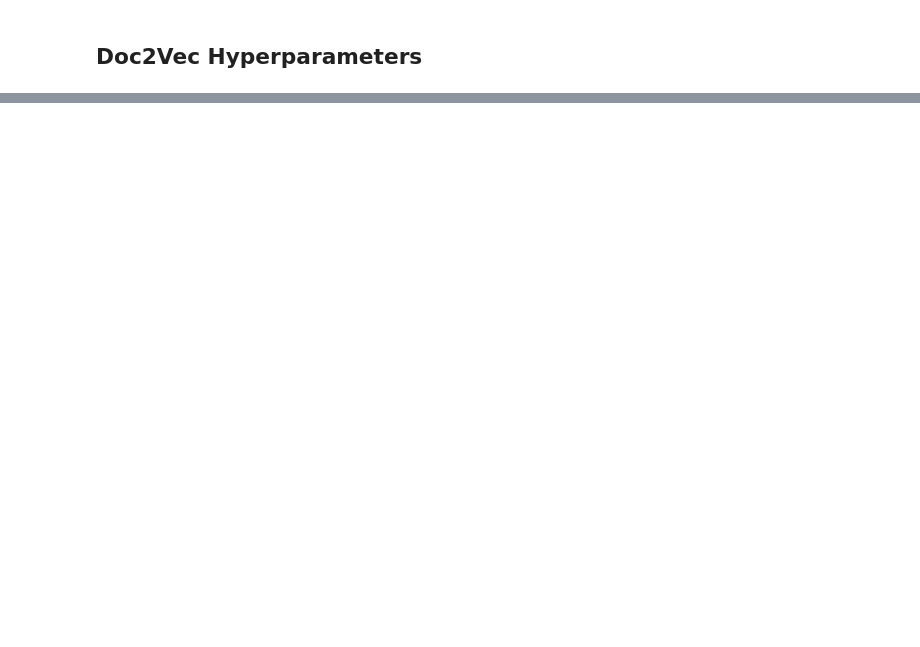
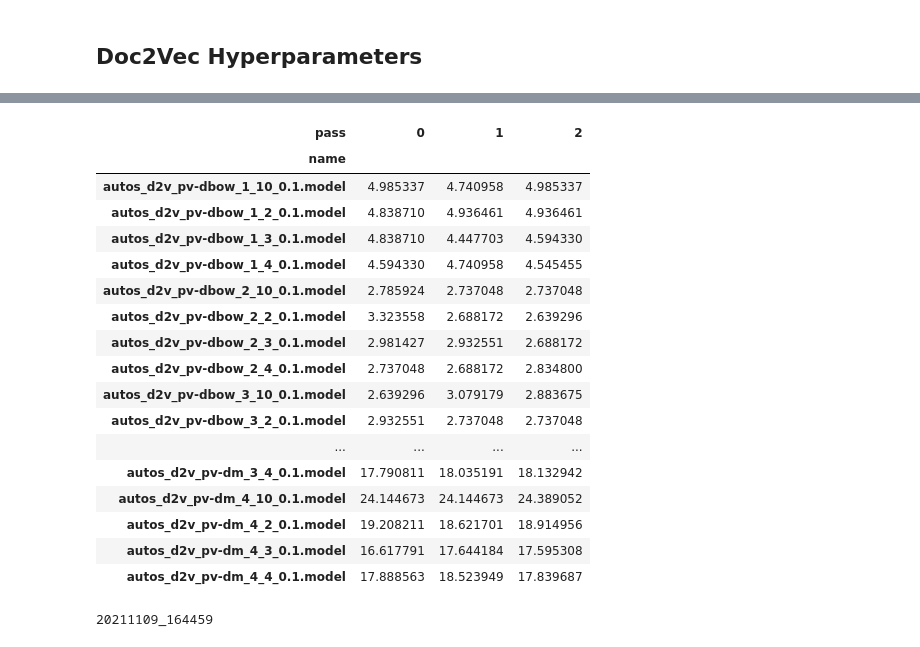
Before and after one commit to 11doris/jazz-tunes-similarity, a Jupyter notebook: embeddings.ipynb, the cells around one changed output, grey strips where cells are left out. Drawn from its saved outputs; the diff is of its cells as text; code cells hidden in the pictures; blank space fills up the shorter version.

```diff
--- a/embeddings.ipynb
+++ b/embeddings.ipynb
@@ -884,2 +754,14 @@ compare_models([(n, models[n]) for n in names], positive='CM7-Dm7-G7', topn=10)
+# %%
+import smart_open
+
+def read_corpus(fname, ngram_size, tokens_only=False):
+    with smart_open.open(fname, encoding="iso-8859-1") as f:
+        for i, line in enumerate(f):
+            tokens = ngrams(line.split(), ngram_size, '-')
+            if tokens_only:
+                yield tokens
+            else:
+                # For training data, add tags
+                yield gensim.models.doc2vec.TaggedDocument(tokens, [i])
 # %% [markdown]
 ## Doc2Vec Hyperparameters
@@ -1093,0 +998,10 @@ for name in names:
+# %%
+names = [f for f in listdir(data_path) if isfile(join(data_path, f))]
+print(names)
+data = {}
+
+for name in names:
+    file_name = f"{data_path}/{name}"
+    print(file_name)
+    with open(file_name, 'rb') as f:
+        data[name] = pickle.load(f)
@@ -1115,9 +1047,7 @@ Doc2Vec(dbow,d100,n5,mc5,s0.001,t3)
 # %%
 def compare_doc_models(models, **kwargs):
 
-    passes = 5
-
-    assess_corpus = train_corpus
+    passes = 3
 
     df = pd.DataFrame()
     names = []
@@ -1131,7 +1061,15 @@ def compare_doc_models(models, **kwargs):
         second_ranks = []
         similarities = []
 
-        for doc_id in range(len(assess_corpus)):
+        print(name)
+
+        # load the training corpus data
+        train_name = os.path.splitext(name)[0] + '.train'
+        train_corpus = data[train_name]
+        print(train_corpus[:5])
+
+        # use the model to infer the similarity for a tune
+        for doc_id in range(len(train_corpus)):
             inferred_vector = model.infer_vector(train_corpus[doc_id].words)
             sims = model.dv.most_similar([inferred_vector], topn=len(model.dv))
             similarities.append(sims)
@@ -1140,14 +1078,13 @@ def compare_doc_models(models, **kwargs):
 
             second_ranks.append(sims[1])
 
-        counter = collections.Counter(ranks)
+        counter = Counter(ranks)
         print(counter)
 
         tunes_sim = counter[0]
-        tunes_not_sim = len(assess_corpus) - counter[0]
+        tunes_not_sim = len(train_corpus) - counter[0]
         score = 100 * tunes_not_sim/(tunes_sim+tunes_not_sim)
 
-        print(f"{name}")
         print(f"\tTunes similar to themselves in first place: {tunes_sim}")
         print(f"\tTunes not similar in first place: {tunes_not_sim}")
         print(f"\t% of tunes not similar to themselves in first place: {score:.2f}%")
@@ -1200,0 +1122,28 @@ df_score.to_csv('score.csv')
+# %%
+pd.pivot_table(df_score, index = 'name', values = 'score', columns='pass')
+# %% [output]
+| pass | 0 | 1 | 2 |
+| name |  |  |  |
+| autos_d2v_pv-dbow_1_10_0.1.model | 4.985337 | 4.740958 | 4.985337 |
+| autos_d2v_pv-dbow_1_2_0.1.model | 4.838710 | 4.936461 | 4.936461 |
+| autos_d2v_pv-dbow_1_3_0.1.model | 4.838710 | 4.447703 | 4.594330 |
+| autos_d2v_pv-dbow_1_4_0.1.model | 4.594330 | 4.740958 | 4.545455 |
+| autos_d2v_pv-dbow_2_10_0.1.model | 2.785924 | 2.737048 | 2.737048 |
+| autos_d2v_pv-dbow_2_2_0.1.model | 3.323558 | 2.688172 | 2.639296 |
+| autos_d2v_pv-dbow_2_3_0.1.model | 2.981427 | 2.932551 | 2.688172 |
+| autos_d2v_pv-dbow_2_4_0.1.model | 2.737048 | 2.688172 | 2.834800 |
+| autos_d2v_pv-dbow_3_10_0.1.model | 2.639296 | 3.079179 | 2.883675 |
+| autos_d2v_pv-dbow_3_2_0.1.model | 2.932551 | 2.737048 | 2.737048 |
+| ... | ... | ... | ... |
+| autos_d2v_pv-dm_3_4_0.1.model | 17.790811 | 18.035191 | 18.132942 |
+| autos_d2v_pv-dm_4_10_0.1.model | 24.144673 | 24.144673 | 24.389052 |
+| autos_d2v_pv-dm_4_2_0.1.model | 19.208211 | 18.621701 | 18.914956 |
+| autos_d2v_pv-dm_4_3_0.1.model | 16.617791 | 17.644184 | 17.595308 |
+| autos_d2v_pv-dm_4_4_0.1.model | 17.888563 | 18.523949 | 17.839687 |
+# %%
+import time
+t = time.localtime()
+timestamp = time.strftime('%Y%m%d_%H%M%S', t)
+print(timestamp)
+# %% [output]
+20211109_164459
```
Also changed, not shown: parts of 60 cells of this notebook.
